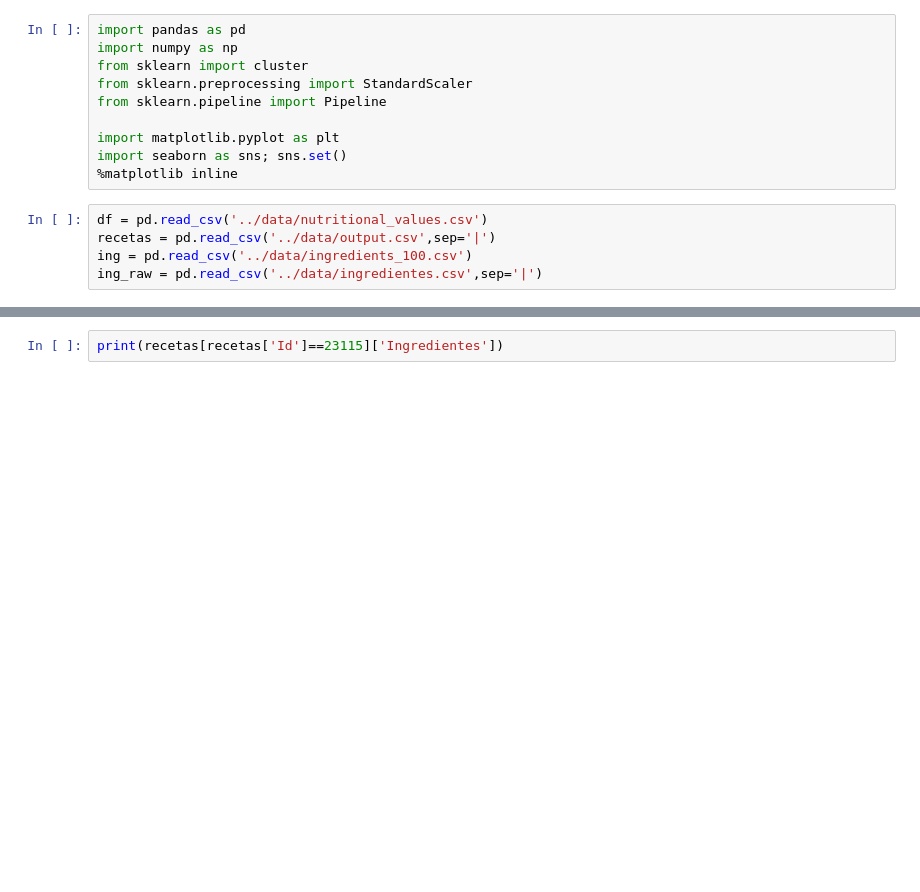
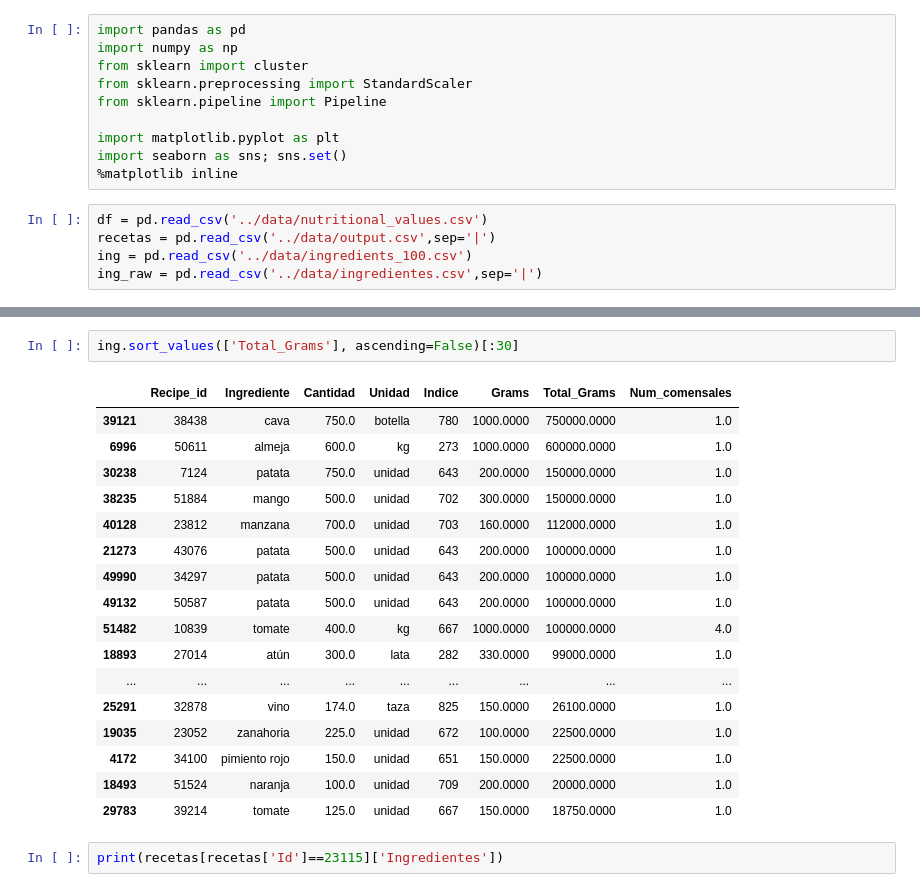
Before and after one commit to Shenia23/mangio, a Jupyter notebook: notebooks/Cluster_analysis.ipynb, the cells around one changed output, grey strips where cells are left out. Drawn from its saved outputs; the diff is of its cells as text; blank space fills up the shorter version.

```diff
--- a/notebooks/Cluster_analysis.ipynb
+++ b/notebooks/Cluster_analysis.ipynb
@@ -55,3 +49,23 @@ ing[ing['Recipe_id']==38438]
+# %%
+ing.sort_values(['Total_Grams'], ascending=False)[:30]
+# %% [output]
+|  | Recipe_id | Ingrediente | Cantidad | Unidad | Indice | Grams | Total_Grams | Num_comensales |
+| 39121 | 38438 | cava | 750.0 | botella | 780 | 1000.0000 | 750000.0000 | 1.0 |
+| 6996 | 50611 | almeja | 600.0 | kg | 273 | 1000.0000 | 600000.0000 | 1.0 |
+| 30238 | 7124 | patata | 750.0 | unidad | 643 | 200.0000 | 150000.0000 | 1.0 |
+| 38235 | 51884 | mango | 500.0 | unidad | 702 | 300.0000 | 150000.0000 | 1.0 |
+| 40128 | 23812 | manzana | 700.0 | unidad | 703 | 160.0000 | 112000.0000 | 1.0 |
+| 21273 | 43076 | patata | 500.0 | unidad | 643 | 200.0000 | 100000.0000 | 1.0 |
+| 49990 | 34297 | patata | 500.0 | unidad | 643 | 200.0000 | 100000.0000 | 1.0 |
+| 49132 | 50587 | patata | 500.0 | unidad | 643 | 200.0000 | 100000.0000 | 1.0 |
+| 51482 | 10839 | tomate | 400.0 | kg | 667 | 1000.0000 | 100000.0000 | 4.0 |
+| 18893 | 27014 | atún | 300.0 | lata | 282 | 330.0000 | 99000.0000 | 1.0 |
+| ... | ... | ... | ... | ... | ... | ... | ... | ... |
+| 25291 | 32878 | vino | 174.0 | taza | 825 | 150.0000 | 26100.0000 | 1.0 |
+| 19035 | 23052 | zanahoria | 225.0 | unidad | 672 | 100.0000 | 22500.0000 | 1.0 |
+| 4172 | 34100 | pimiento rojo | 150.0 | unidad | 651 | 150.0000 | 22500.0000 | 1.0 |
+| 18493 | 51524 | naranja | 100.0 | unidad | 709 | 200.0000 | 20000.0000 | 1.0 |
+| 29783 | 39214 | tomate | 125.0 | unidad | 667 | 150.0000 | 18750.0000 | 1.0 |
 # %%
 print(recetas[recetas['Id']==23115]['Ingredientes'])
 # %% [output]
```
Also changed, not shown: parts of 3 cells of this notebook, 5 other files.
